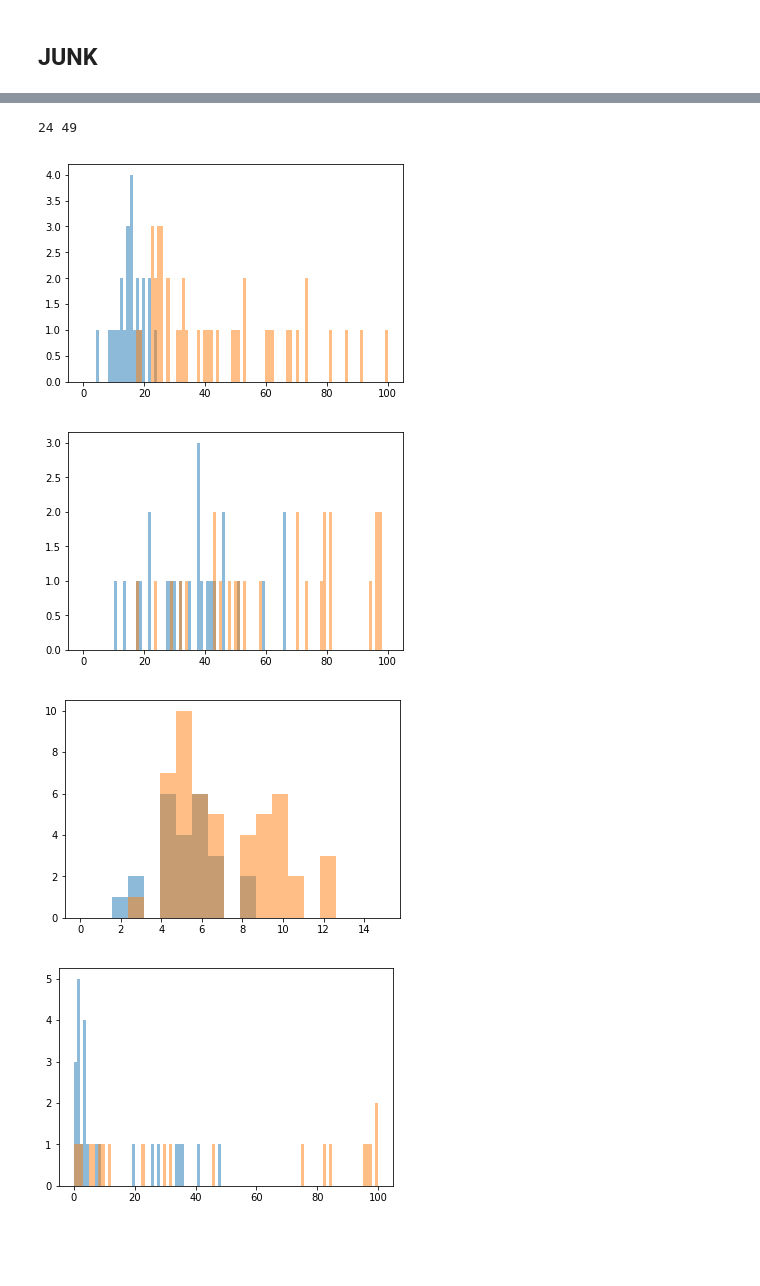
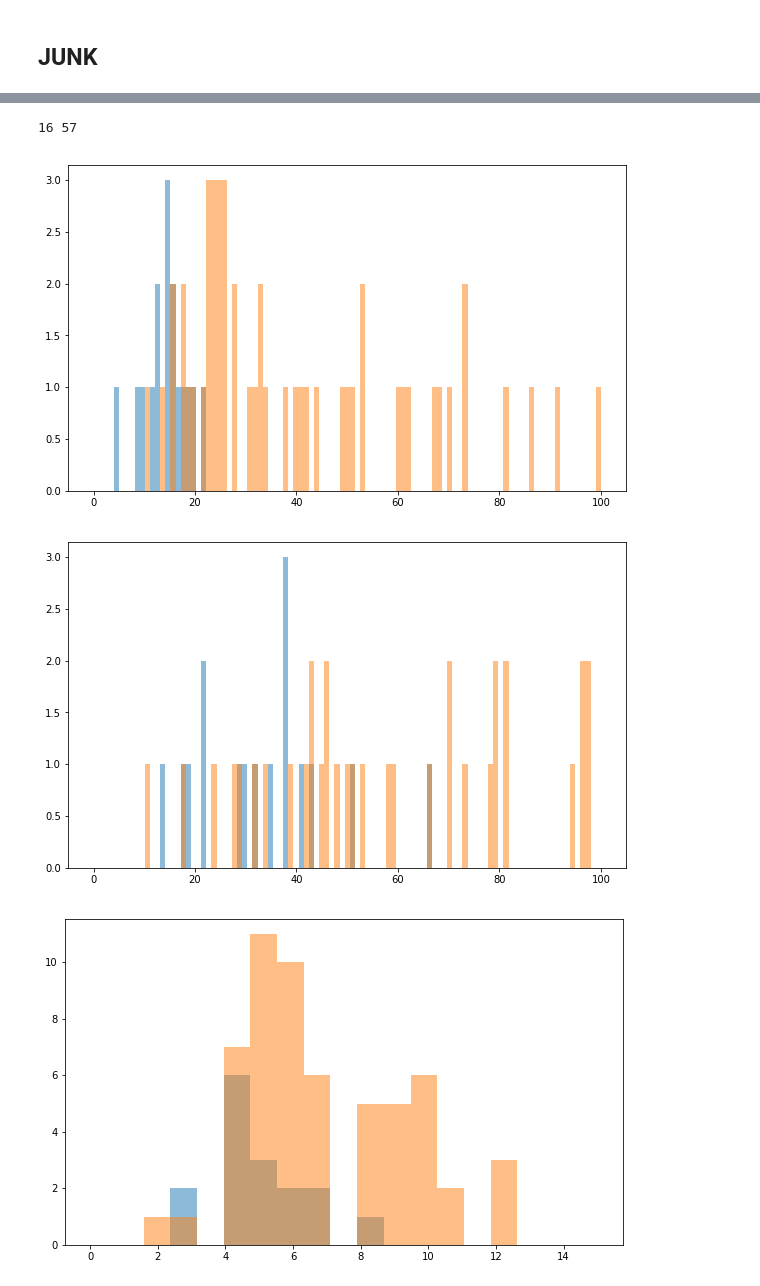
Before and after one commit to arielbro/TimeSeriesNetworkInference, a Jupyter notebook: attractors_result_analysis.ipynb, the cells around one changed output, grey strips where cells are left out. Saved outputs shown, nothing was run; the diff lists cells and outputs as text; code cells hidden in the pictures; blank space fills up the shorter version.

```diff
--- a/attractors_result_analysis.ipynb
+++ b/attractors_result_analysis.ipynb
@@ -230,10 +337,12 @@ stochastic_state_impact_scores           biological=0.088        random=0.130 p_
 # %%
 bio = vertex_data.loc[vertex_data.is_random == False]
 rnd = vertex_data.loc[vertex_data.is_random == True]
+threshold = 0.45
 for score in score_types:
     print score
-    for field in [col for col in data.columns if ("scores" not in col) and ("time" not in col) and data[col].dtype in [np.int, np.float]]:
-        print "{}\t biological corr={:.2f}\t random corr={:.2f}".format(field, np.corrcoef(bio[score], bio[field])[1,0], np.corrcoef(rnd[score], rnd[field])[1,0])
+    for field in [col for col in data.columns if ("scores" not in col) and ("time" not in col) and data[col].dtype in [np.int, np.float, np.int64]]:
+        if np.corrcoef(bio[score], bio[field])[1,0] >= threshold or np.corrcoef(rnd[score], rnd[field])[1,0] >= threshold:
+            print "{}\t biological corr={:.2f}\t random corr={:.2f}".format(field, np.corrcoef(bio[score], bio[field])[1,0], np.corrcoef(rnd[score], rnd[field])[1,0])
     print ""
 # %% [output]
 optimization_model_impact_scores
@@ -255,0 +365,18 @@ max_attractor_basin      biological corr=-0.13   random corr=-0.18
+# %%
+fig, ax = plt.subplots(nrows=len(score_types)/2, ncols=2, sharey=False, sharex=True, figsize=(15, 15))
+
+i = 0
+for score in score_types:
+    bins = np.linspace(min(vertex_data[score]), max(vertex_data[score]), 25)
+    cur_ax = ax[i / 2, i % 2]
+    g = seaborn.boxplot(ax=cur_ax, data=vertex_data.loc[vertex_data.is_random == True],
+                    x="graph_name", y=score, hue="graph_name", dodge=False)
+
+    cur_ax.xaxis.set_tick_params(rotation=90)
+    cur_ax.legend_.remove()
+    cur_ax.set_ylabel("")
+    cur_ax.set_xlabel("")
+    cur_ax.set_title(score.replace("_", " ").replace(" scores", ""))
+    i += 1
+plt.savefig("vertex_graph_scores.png")
+plt.show()
@@ -255,0 +385,16 @@ max_attractor_basin      biological corr=-0.13   random corr=-0.18
+# %%
+for score in score_types:
+    vertex_pvalue_data = []
+    for graph in vertex_data.graph_name.unique():
+        bio = vertex_data.loc[(vertex_data.graph_name == graph) & (vertex_data.is_random == False)][score]
+        rnd = vertex_data.loc[(vertex_data.graph_name == graph) & (vertex_data.is_random == True)][score]
+        row = score.replace("_", " ").replace(" impact scores", ""), np.nanmean(bio), np.nanmean(rnd), stats.mannwhitneyu(bio, rnd)[1]
+        vertex_pvalue_data.append(row)
+    vertex_pvalue_data = pd.DataFrame(vertex_pvalue_data)
+    vertex_pvalue_data.columns = ["impact variant", "biological mean", "random mean", "p-value (MWW test)"]
+    vertex_pvalue_data = vertex_pvalue_data.set_index(vertex_pvalue_data.columns[0])
+    print score
+    print vertex_pvalue_data[vertex_pvalue_data.columns[-1]].median()
+    print vertex_pvalue_data
+# vertex_pvalue_data.to_csv("vertex_pvalues.csv", float_format="%.3g")
+# vertex_pvalue_data
@@ -366,37 +541,36 @@ bad_graphs = [name for name in graph_name_to_attributes.keys() if name not in go
 print len(good_graphs), len(bad_graphs)
 
 good_sizes = [graph_name_to_attributes[name]['size'] for name in good_graphs]
 bad_sizes = [graph_name_to_attributes[name]['size'] for name in bad_graphs]
 bins = np.linspace(0, 100, 100)
 plt.hist(good_sizes, alpha=0.5, bins=bins)
 plt.hist(bad_sizes, alpha=0.5, bins=bins)
 plt.show()
 
 good_edges = [graph_name_to_attributes[name]['size'] * graph_name_to_attributes[name]['mean_degree'] for name in good_graphs]
 bad_edges = [graph_name_to_attributes[name]['size'] * graph_name_to_attributes[name]['mean_degree'] for name in bad_graphs]
 bins = np.linspace(0, 100, 100)
 plt.hist(good_edges, alpha=0.5, bins=bins)
 plt.hist(bad_edges, alpha=0.5, bins=bins)
 plt.show()
 
 good_edges = [graph_name_to_attributes[name]['max_degree'] for name in good_graphs]
 bad_edges = [graph_name_to_attributes[name]['max_degree'] for name in bad_graphs]
 bins = np.linspace(0, 15, 20)
 plt.hist(good_edges, alpha=0.5, bins=bins)
 plt.hist(bad_edges, alpha=0.5, bins=bins)
 plt.show()
 
 good_attractors = [len(stochastic.estimate_attractors(
-    G=graph_name_to_attributes[name]['G'], max_walk_len=50, n_walks=100, with_basins=False)) for name in good_graphs]
+    G=graph_name_to_attributes[name]['G'], max_walk_len=50, n_walks=200, with_basins=False)) for name in good_graphs]
 bad_attractors = [len(stochastic.estimate_attractors(
-    G=graph_name_to_attributes[name]['G'], max_walk_len=50, n_walks=100, with_basins=False)) for name in bad_graphs if graph_name_to_attributes[name]['size'] <= 35]
+    G=graph_name_to_attributes[name]['G'], max_walk_len=50, n_walks=200, with_basins=False)) for name in bad_graphs if graph_name_to_attributes[name]['size'] <= 10000]
 bins = np.linspace(0, 100, 100)
 plt.hist(good_attractors, alpha=0.5, bins=bins)
 plt.hist(bad_attractors, alpha=0.5, bins=bins)
 plt.show()
 # %% [output]
-24 49
+16 57
-[figure, old version]
+[figure, new version]
-[figure, old version]
+[figure, new version]
-[figure, old version]
+[figure, new version]
-[figure, removed]
```
Also changed, not shown: parts of 22 cells of this notebook, 8 other files.
